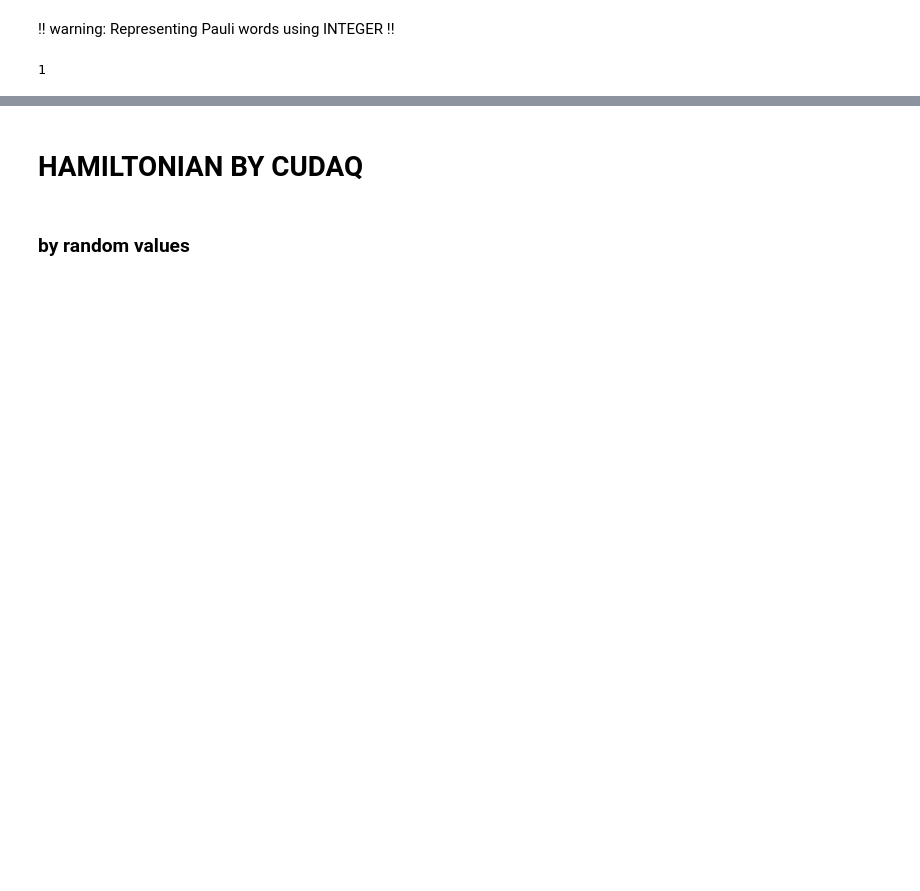
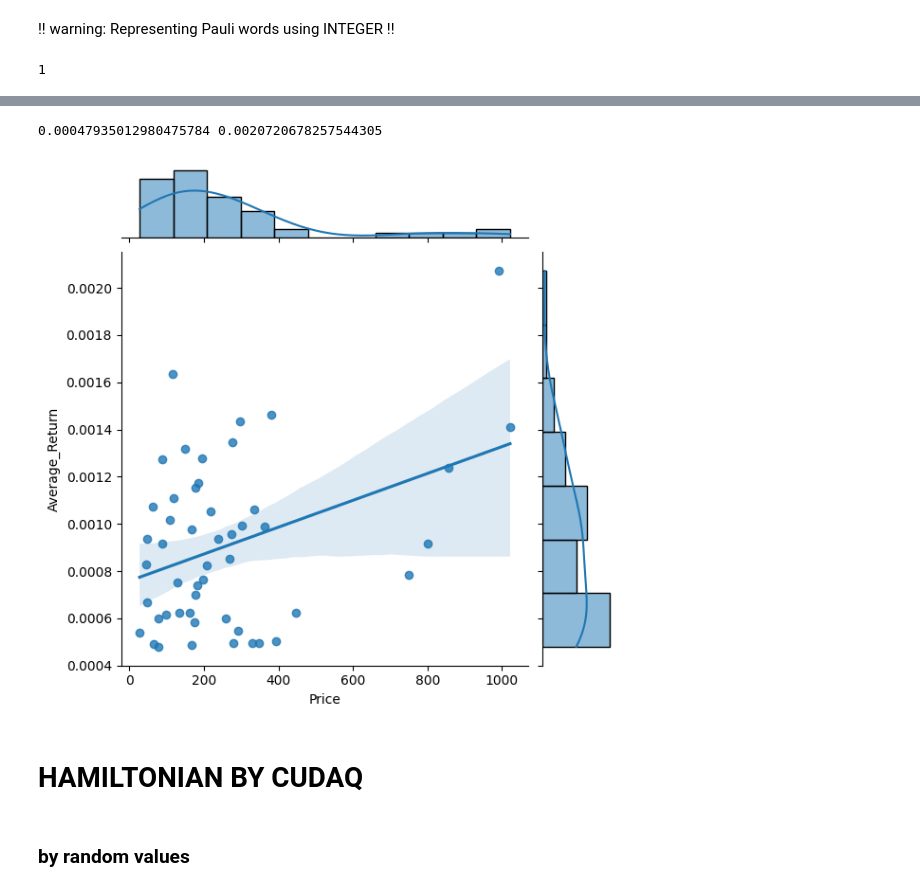
Before and after one commit to AndewNN/Quantum_Computing, a Jupyter notebook: CUDA/PO_Preserving_Mixer.ipynb, the cells around one changed output, grey strips where cells are left out. Drawn from its saved outputs; the diff is of its cells as text; code cells hidden in the pictures; blank space fills up the shorter version.

```diff
--- a/CUDA/PO_Preserving_Mixer.ipynb
+++ b/CUDA/PO_Preserving_Mixer.ipynb
@@ -115,3 +43,12 @@ print(4**30 // 10**18)
+# %%
+GM_loaded = joblib.load('./models/gaussian_copula.pkl')
+samples = GM_loaded.sample(50)
+print(samples["Average_Return"].min(), samples["Average_Return"].max())
+sns.jointplot(data=samples, x='Price', y='Average_Return', kind='reg')
+plt.show()
+# %% [output]
+0.00047935012980475784 0.0020720678257544305
+[figure, added]
 # %% [markdown]
 # HAMILTONIAN BY CUDAQ
 # %% [markdown]
```
Also changed, not shown: parts of 16 cells of this notebook, 3 other files.
